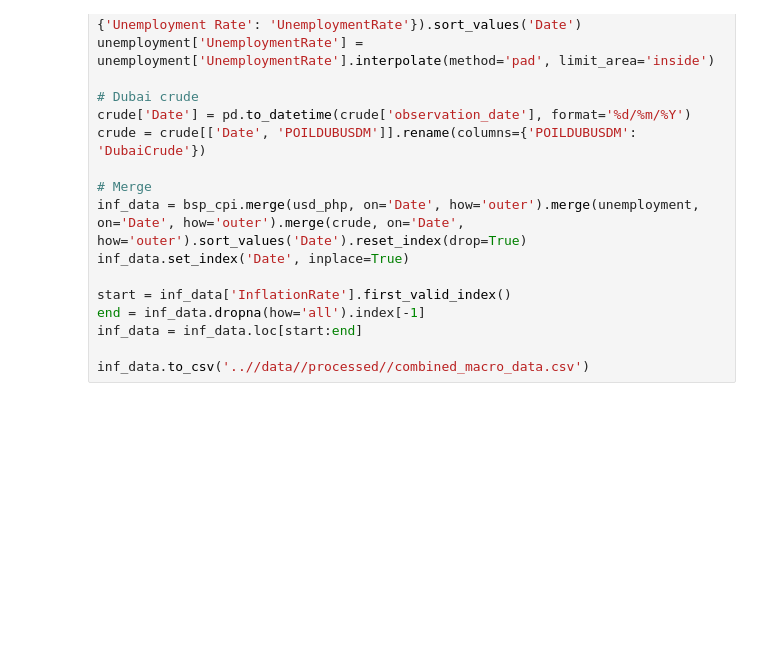
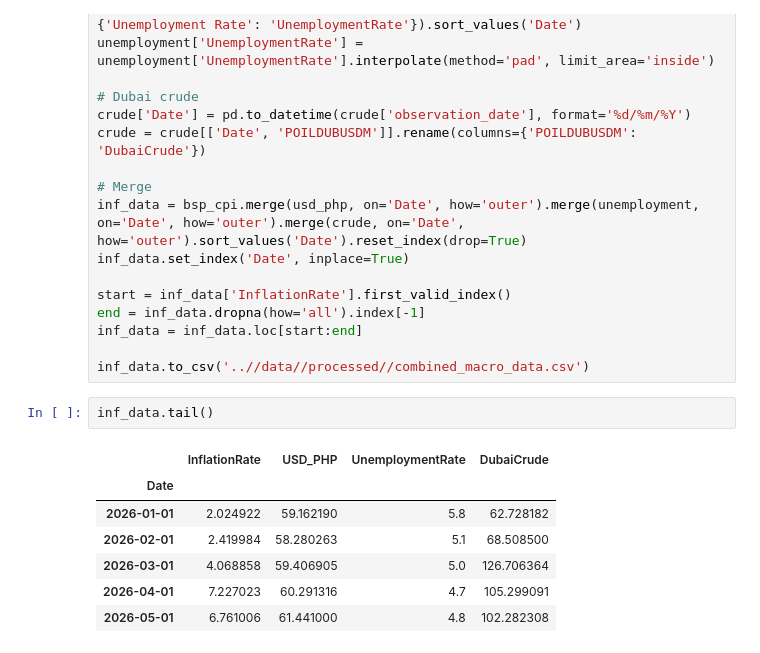
Before and after one commit to xxtofff/Inflation-Forecasting, a Jupyter notebook: notebooks/01_data_preparation.ipynb, the cells around one changed output. Saved outputs shown, nothing was run; the diff lists cells and outputs as text; blank space fills up the shorter version.

```diff
--- a/notebooks/01_data_preparation.ipynb
+++ b/notebooks/01_data_preparation.ipynb
@@ -39,3 +39,13 @@ end = inf_data.dropna(how='all').index[-1]
 inf_data = inf_data.loc[start:end]
 
 inf_data.to_csv('..//data//processed//combined_macro_data.csv')
+# %%
+inf_data.tail()
+# %% [output]
+|  | InflationRate | USD_PHP | UnemploymentRate | DubaiCrude |
+| Date |  |  |  |  |
+| 2026-01-01 | 2.024922 | 59.162190 | 5.8 | 62.728182 |
+| 2026-02-01 | 2.419984 | 58.280263 | 5.1 | 68.508500 |
+| 2026-03-01 | 4.068858 | 59.406905 | 5.0 | 126.706364 |
+| 2026-04-01 | 7.227023 | 60.291316 | 4.7 | 105.299091 |
+| 2026-05-01 | 6.761006 | 61.441000 | 4.8 | 102.282308 |
```
Also changed, not shown: 9 other files.
